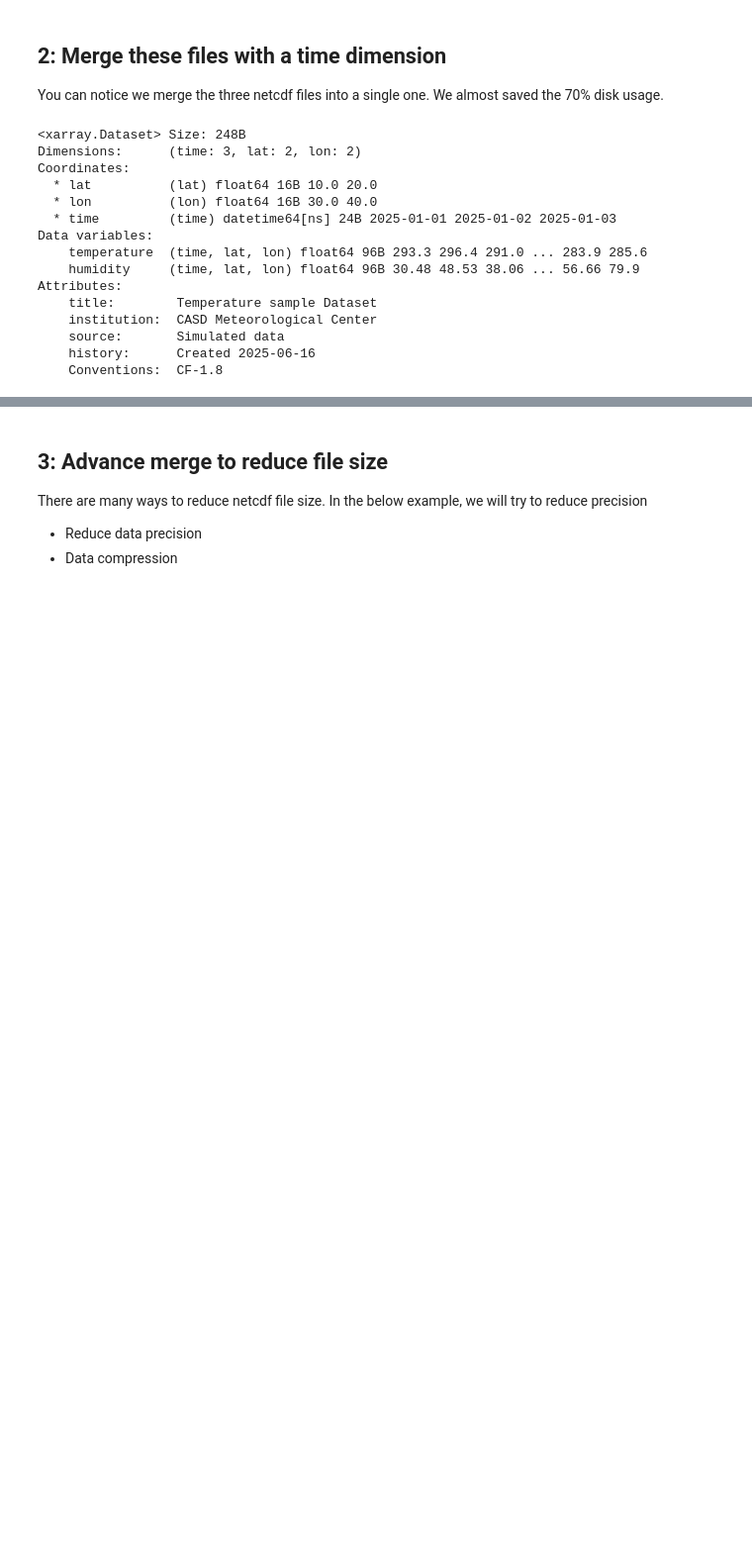
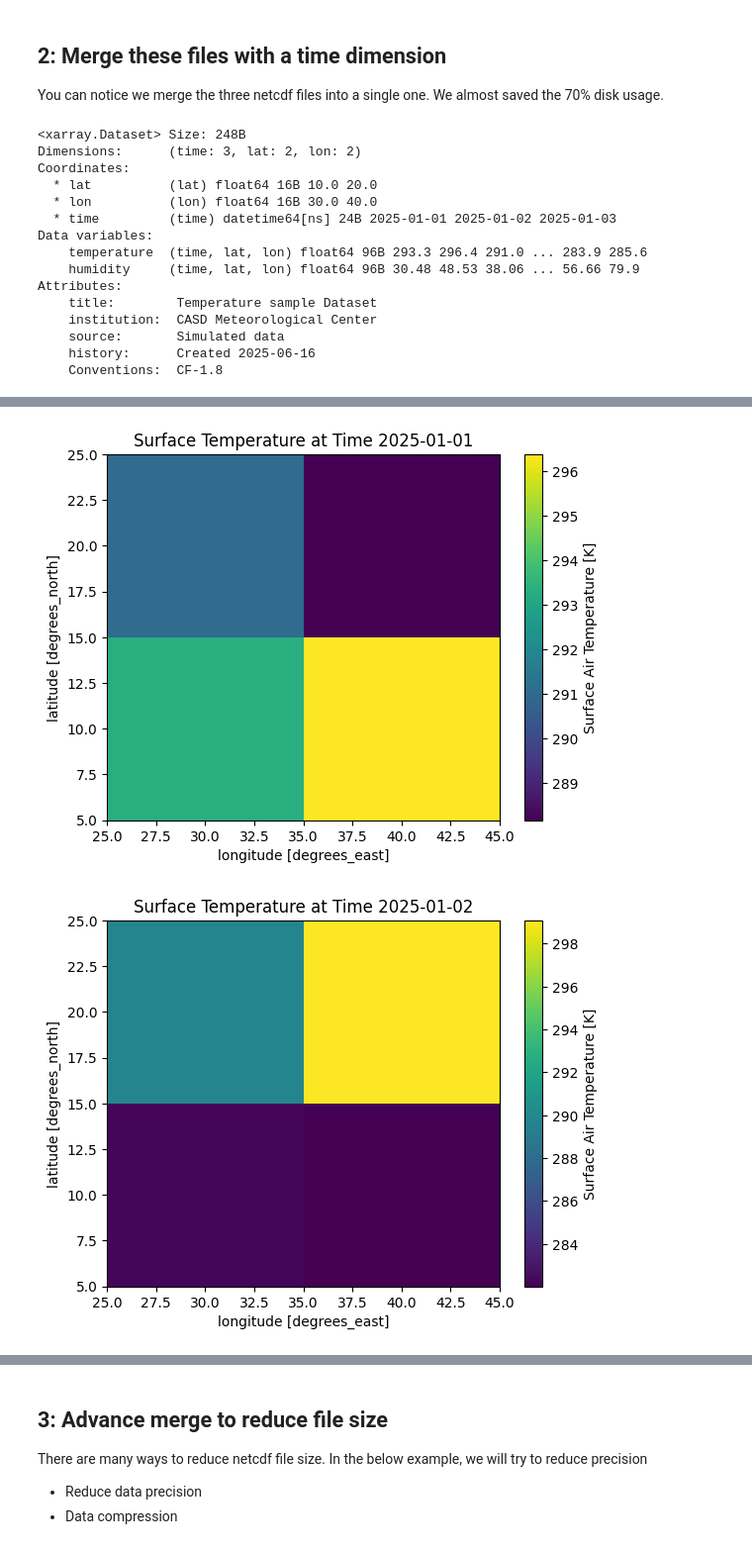
Before and after one commit to CASD-EU/ConstanceDataPlatform, a Jupyter notebook: Seminar4_Raster_Data_Management/merge_netcdf/first_example.ipynb, the cells around one changed output, grey strips where cells are left out. Shown: that part at 99% size. Cells and saved outputs as stored; diff of their text form; code cells hidden in the pictures; blank space fills up the shorter version.

```diff
--- a/Seminar4_Raster_Data_Management/merge_netcdf/first_example.ipynb
+++ b/Seminar4_Raster_Data_Management/merge_netcdf/first_example.ipynb
@@ -131,0 +155,9 @@ Attributes:
+# %%
+for t in range(len(temperature.time)):
+    plt.figure()
+    temperature.isel(time=t).plot()
+    plt.title(f"Surface Temperature at Time {str(temperature.time.values[t])[:10]}")
+    plt.show()
+# %% [output]
+[figure, added]
+[figure, added]
```
Also changed, not shown: parts of 6 cells of this notebook, 1 other file.
